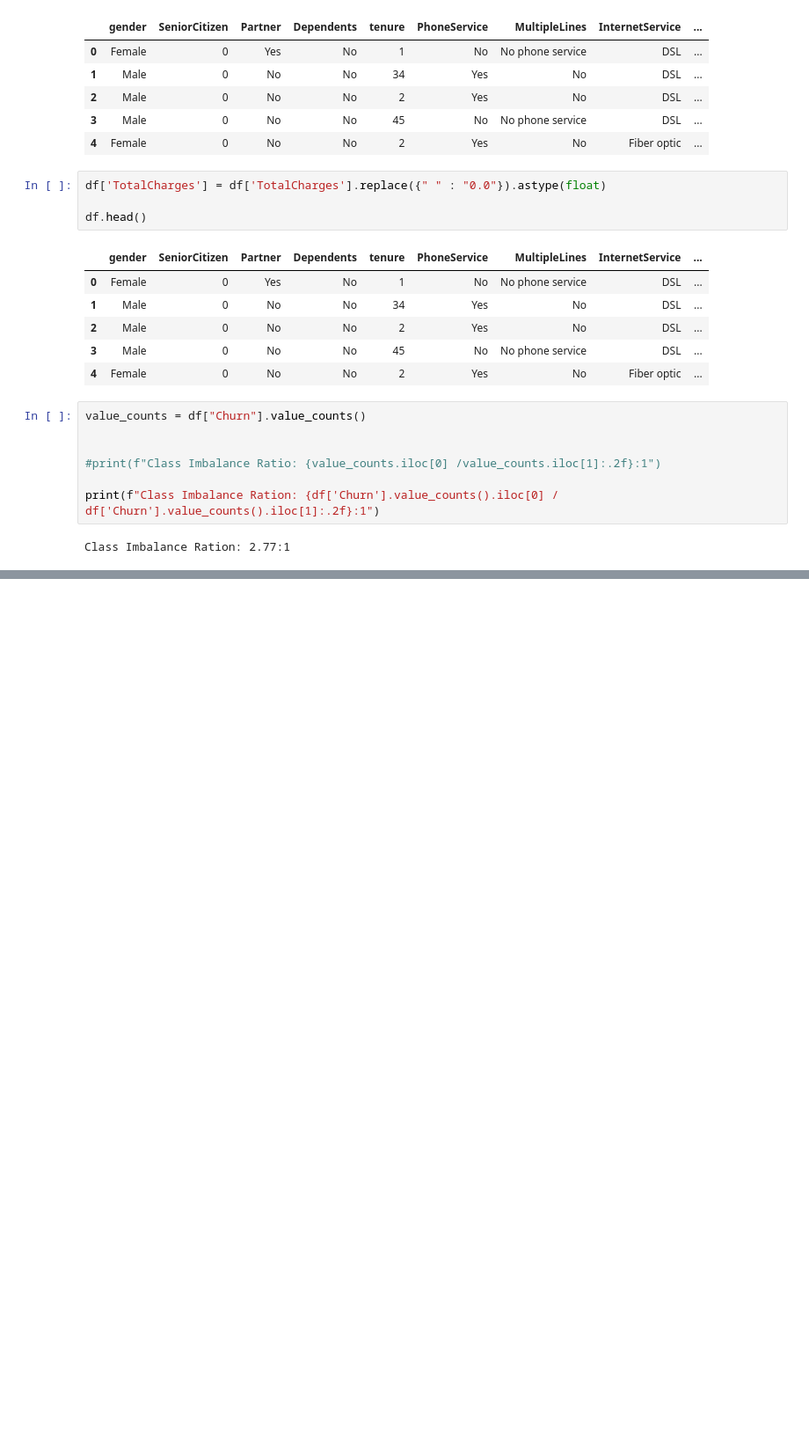
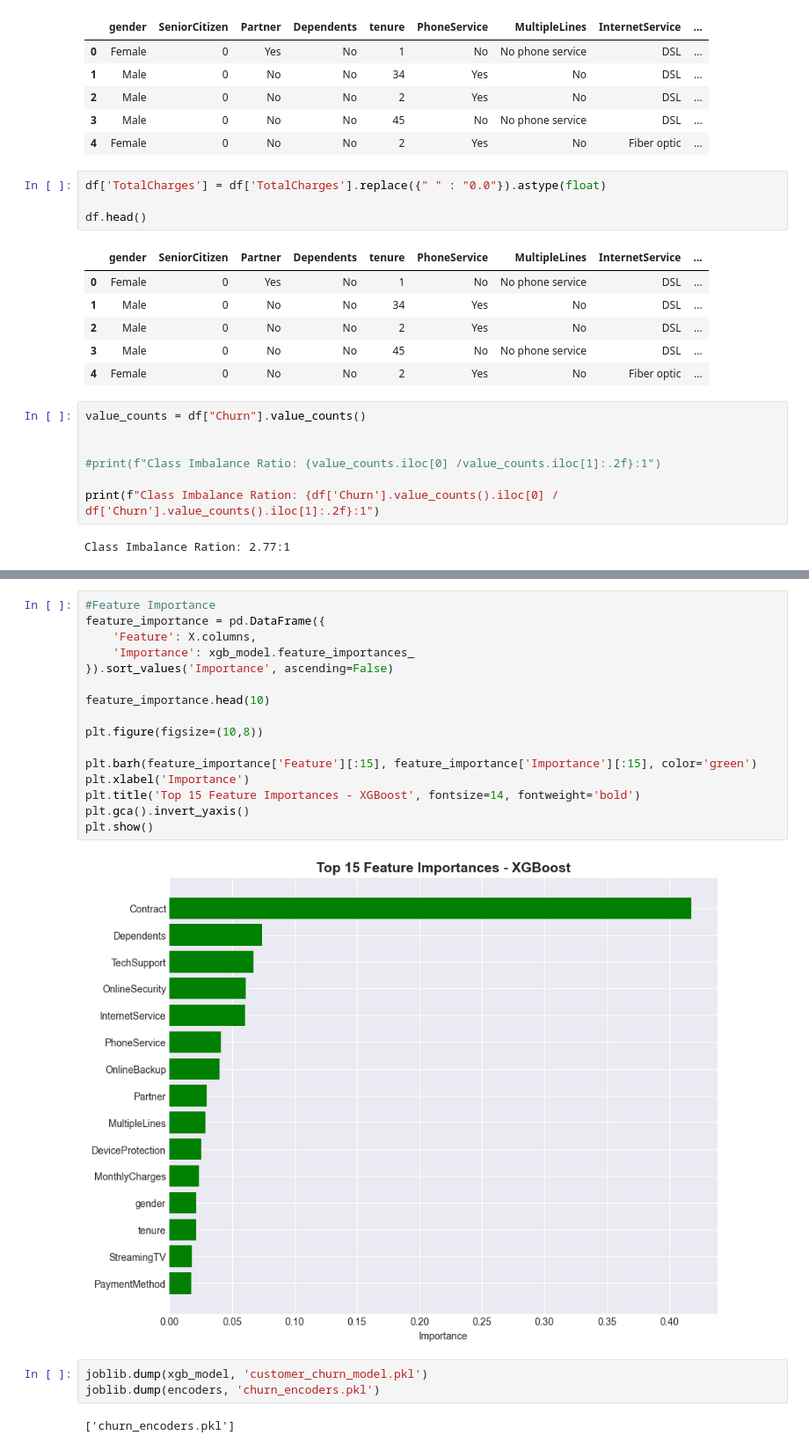
Before and after one commit to Moizah1/Telecom-customer-churn-prediction, a Jupyter notebook: customer_churn.ipynb, the cells around one changed output, grey strips where cells are left out. Shown at 88% size. Saved outputs shown, nothing was run; the diff lists cells and outputs as text; blank space fills up the shorter version.

```diff
--- a/customer_churn.ipynb
+++ b/customer_churn.ipynb
@@ -65,0 +178,23 @@ plt.show()
+# %%
+#Feature Importance
+feature_importance = pd.DataFrame({
+    'Feature': X.columns,
+    'Importance': xgb_model.feature_importances_
+}).sort_values('Importance', ascending=False)
+
+feature_importance.head(10)
+
+plt.figure(figsize=(10,8))
+
+plt.barh(feature_importance['Feature'][:15], feature_importance['Importance'][:15], color='green')
+plt.xlabel('Importance')
+plt.title('Top 15 Feature Importances - XGBoost', fontsize=14, fontweight='bold')
+plt.gca().invert_yaxis()
+plt.show()
+# %% [output]
+[figure, added]
+# %%
+joblib.dump(xgb_model, 'customer_churn_model.pkl')
+joblib.dump(encoders, 'churn_encoders.pkl')
+# %% [output]
+['churn_encoders.pkl']
```
Also changed, not shown: parts of 14 cells of this notebook, 1 other file.
